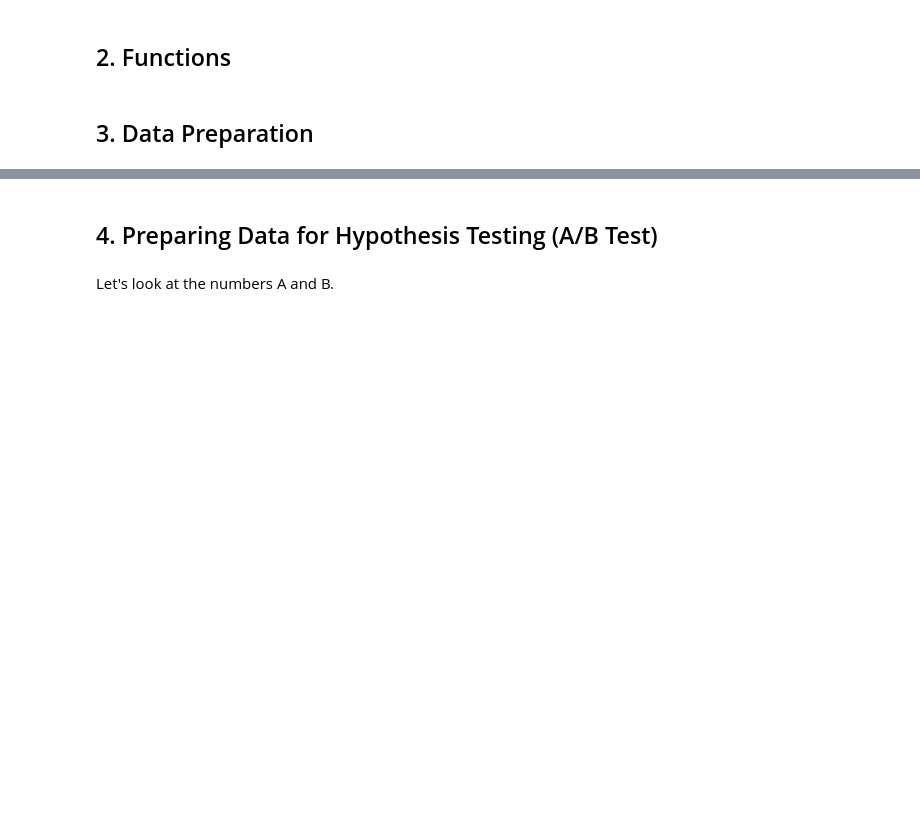
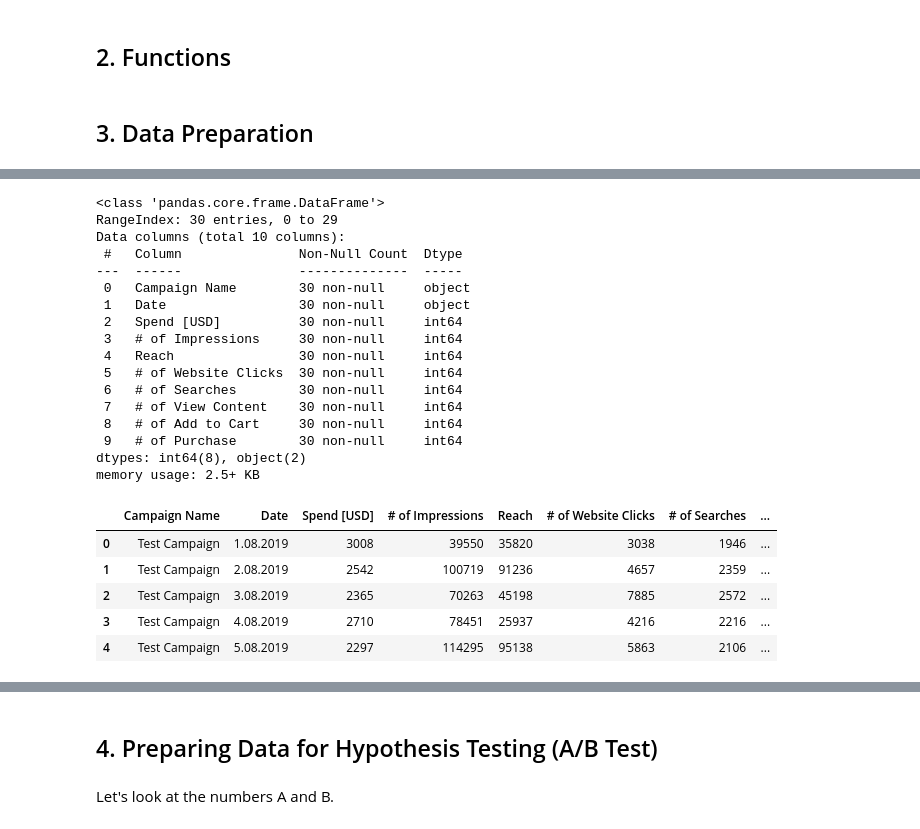
Before and after one commit to VitsN/DI_Bootcamp, a Jupyter notebook: Mini_project1_AB_test_using_real_data_wk15D5.ipynb, the cells around one changed output, grey strips where cells are left out. Saved outputs shown, nothing was run; the diff lists cells and outputs as text; code cells hidden in the pictures; blank space fills up the shorter version.

```diff
--- a/Mini_project1_AB_test_using_real_data_wk15D5.ipynb
+++ b/Mini_project1_AB_test_using_real_data_wk15D5.ipynb
@@ -244,4 +267,30 @@ control, test = read_data()
 # %%
 #TODO : print what is test
+test.info()
+test.head()
+# %% [output]
+<class 'pandas.core.frame.DataFrame'>
+RangeIndex: 30 entries, 0 to 29
+Data columns (total 10 columns):
+ #   Column               Non-Null Count  Dtype
+---  ------               --------------  -----
+ 0   Campaign Name        30 non-null     object
+ 1   Date                 30 non-null     object
+ 2   Spend [USD]          30 non-null     int64
+ 3   # of Impressions     30 non-null     int64
+ 4   Reach                30 non-null     int64
+ 5   # of Website Clicks  30 non-null     int64
+ 6   # of Searches        30 non-null     int64
+ 7   # of View Content    30 non-null     int64
+ 8   # of Add to Cart     30 non-null     int64
+ 9   # of Purchase        30 non-null     int64
+dtypes: int64(8), object(2)
+memory usage: 2.5+ KB
+|  | Campaign Name | Date | Spend [USD] | # of Impressions | Reach | # of Website Clicks | # of Searches | ... |
+| 0 | Test Campaign | 1.08.2019 | 3008 | 39550 | 35820 | 3038 | 1946 | ... |
+| 1 | Test Campaign | 2.08.2019 | 2542 | 100719 | 91236 | 4657 | 2359 | ... |
+| 2 | Test Campaign | 3.08.2019 | 2365 | 70263 | 45198 | 7885 | 2572 | ... |
+| 3 | Test Campaign | 4.08.2019 | 2710 | 78451 | 25937 | 4216 | 2216 | ... |
+| 4 | Test Campaign | 5.08.2019 | 2297 | 114295 | 95138 | 5863 | 2106 | ... |
 # %%
 #TODO : check for null values in control
```
Also changed, not shown: parts of 6 cells of this notebook.
